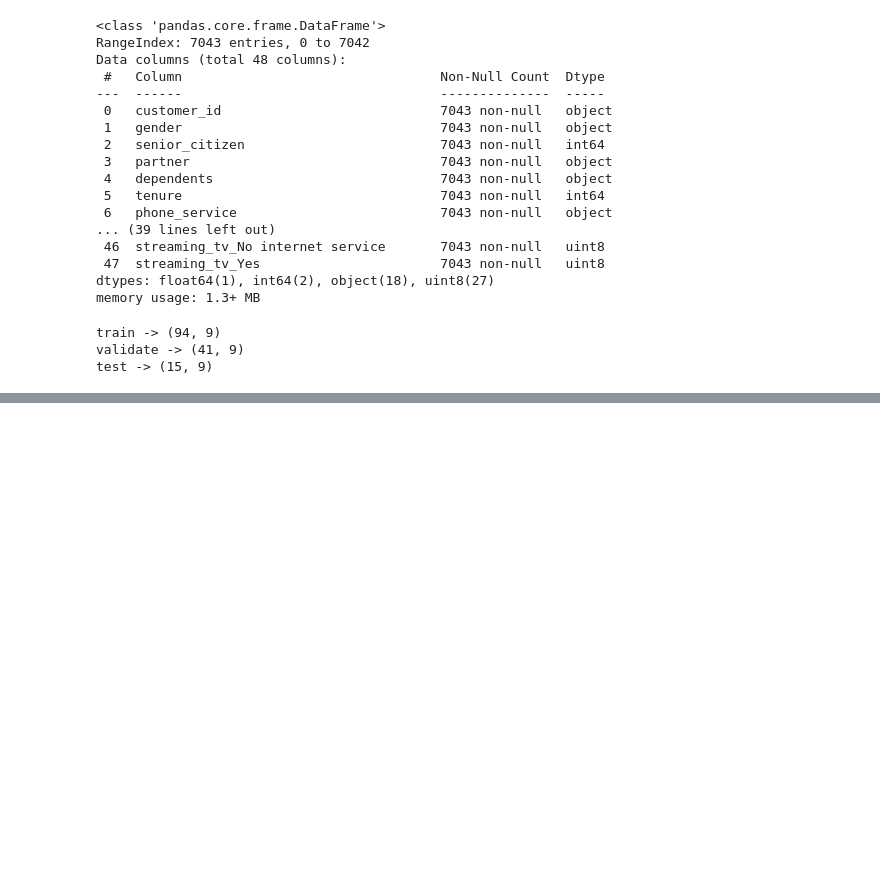
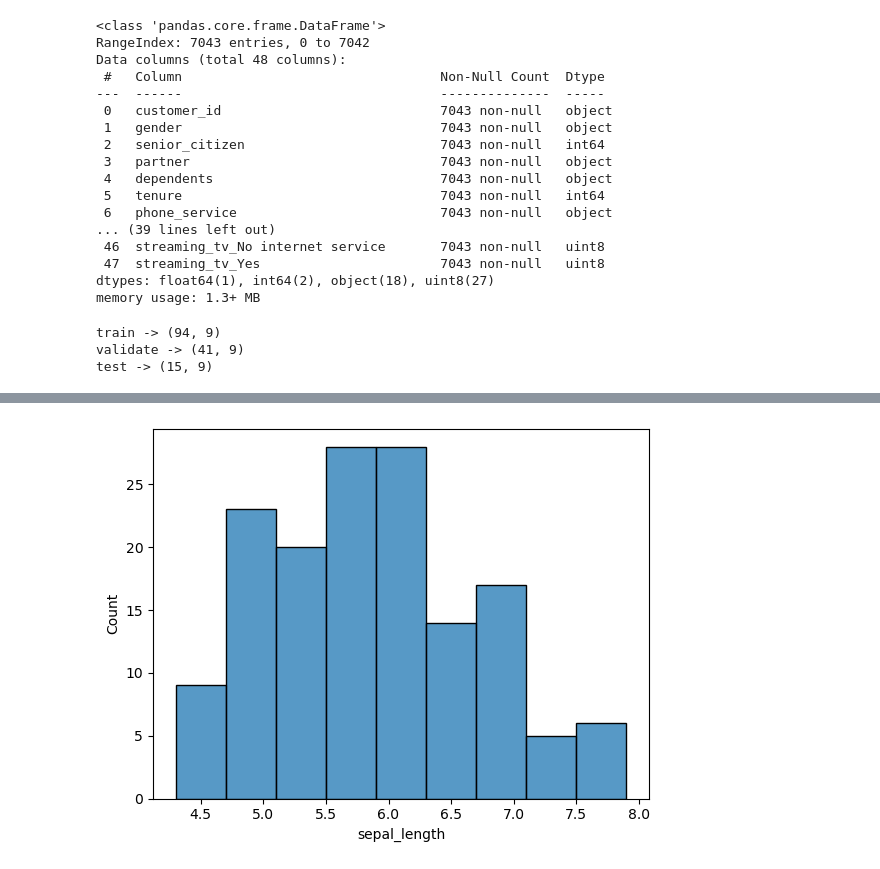
Before and after one commit to wherrickjr/classification-exercises, a Jupyter notebook: classification_exercises.ipynb, the cells around one changed output, grey strips where cells are left out. Cells and saved outputs as stored; diff of their text form; code cells hidden in the pictures; blank space fills up the shorter version.

Commit message:
started data exploration exercises

```diff
--- a/classification_exercises.ipynb
+++ b/classification_exercises.ipynb
@@ -617,0 +634,2 @@ warnings.filterwarnings("ignore")
+# %%
+iris_df = acquire.get_iris_data()
@@ -617,0 +656,2 @@ warnings.filterwarnings("ignore")
+# %%
+iris_df = iris_df.drop(columns = ["Unnamed: 0", "species_id", "species_id.1"])
@@ -617,0 +678,5 @@ warnings.filterwarnings("ignore")
+# %%
+sns.histplot(iris_df.sepal_length)
+plt.show()
+# %% [output]
+[figure, added]
```
Also changed, not shown: parts of 63 cells of this notebook.
